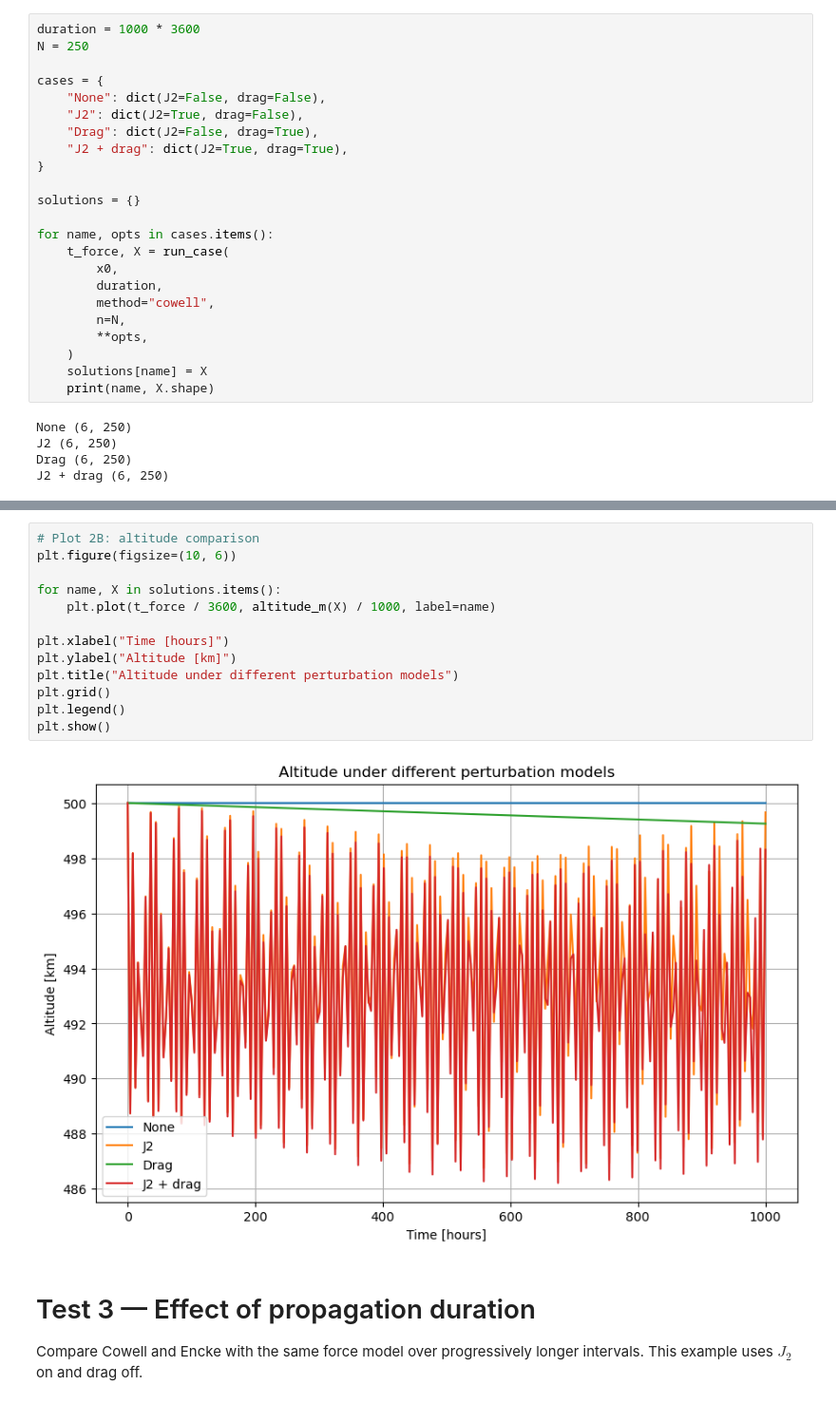
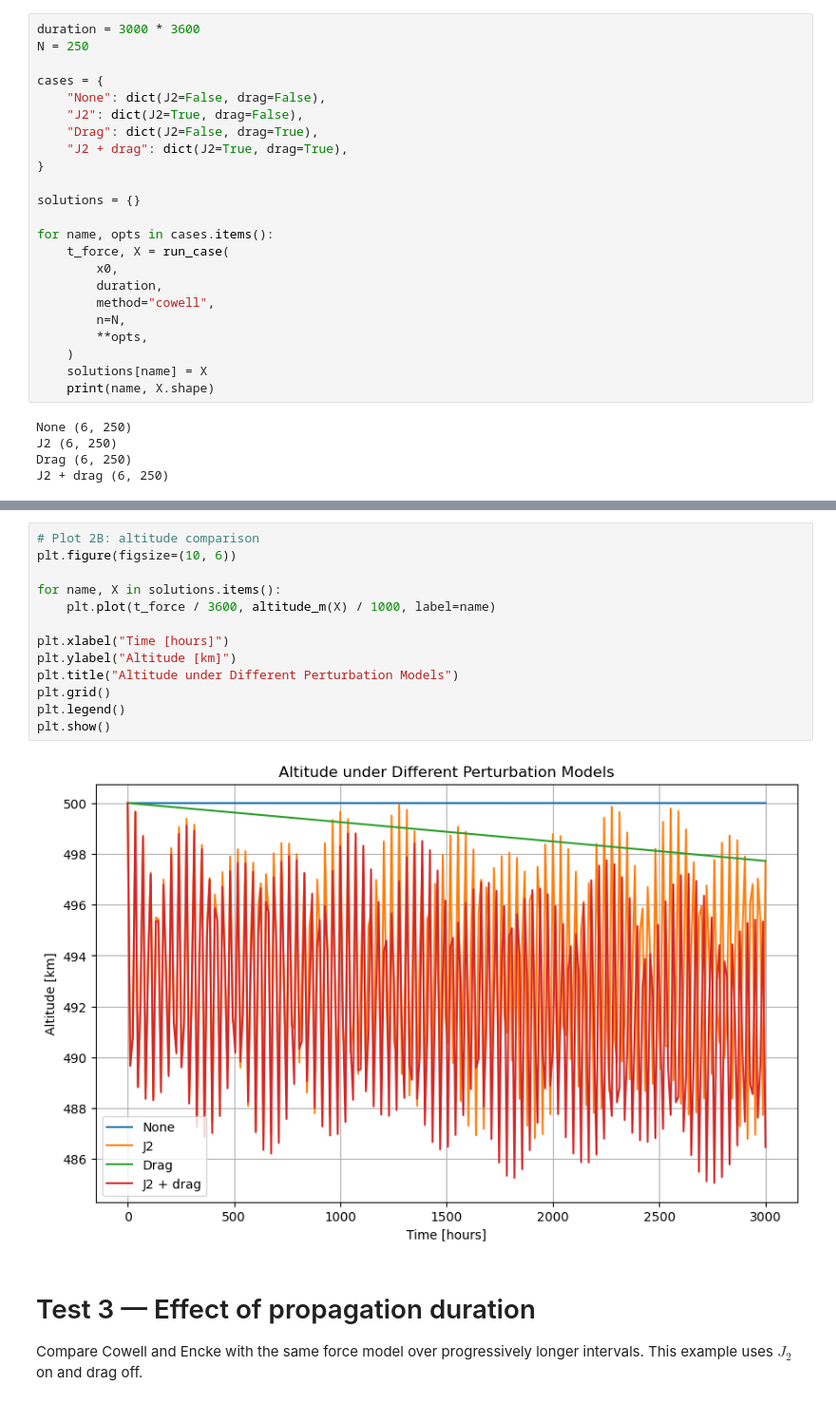
Before and after one commit to utat-ss/adcs-sim, a Jupyter notebook: orbital_propagator_test.ipynb, the cells around one changed output, grey strips where cells are left out. Shown at 95% size. Saved outputs shown, nothing was run; the diff lists cells and outputs as text.

```diff
--- a/orbital_propagator_test.ipynb
+++ b/orbital_propagator_test.ipynb
@@ -219,7 +219,7 @@ Final position difference:   1.961907e-02 m
 
 The propagator is held fixed as Cowell while the force model changes.
 # %%
-duration = 1000 * 3600
+duration = 3000 * 3600
 N = 250
 
 cases = {
@@ -267,18 +267,18 @@ plt.show()
 # %%
 # Plot 2B: altitude comparison
 plt.figure(figsize=(10, 6))
 
 for name, X in solutions.items():
     plt.plot(t_force / 3600, altitude_m(X) / 1000, label=name)
 
 plt.xlabel("Time [hours]")
 plt.ylabel("Altitude [km]")
-plt.title("Altitude under different perturbation models")
+plt.title("Altitude under Different Perturbation Models")
 plt.grid()
 plt.legend()
 plt.show()
 # %% [output]
-[figure, old version]
+[figure, new version]
 # %% [markdown]
 # Test 3 — Effect of propagation duration
 
```
Also changed, not shown: parts of 3 cells of this notebook, 1 other file.
